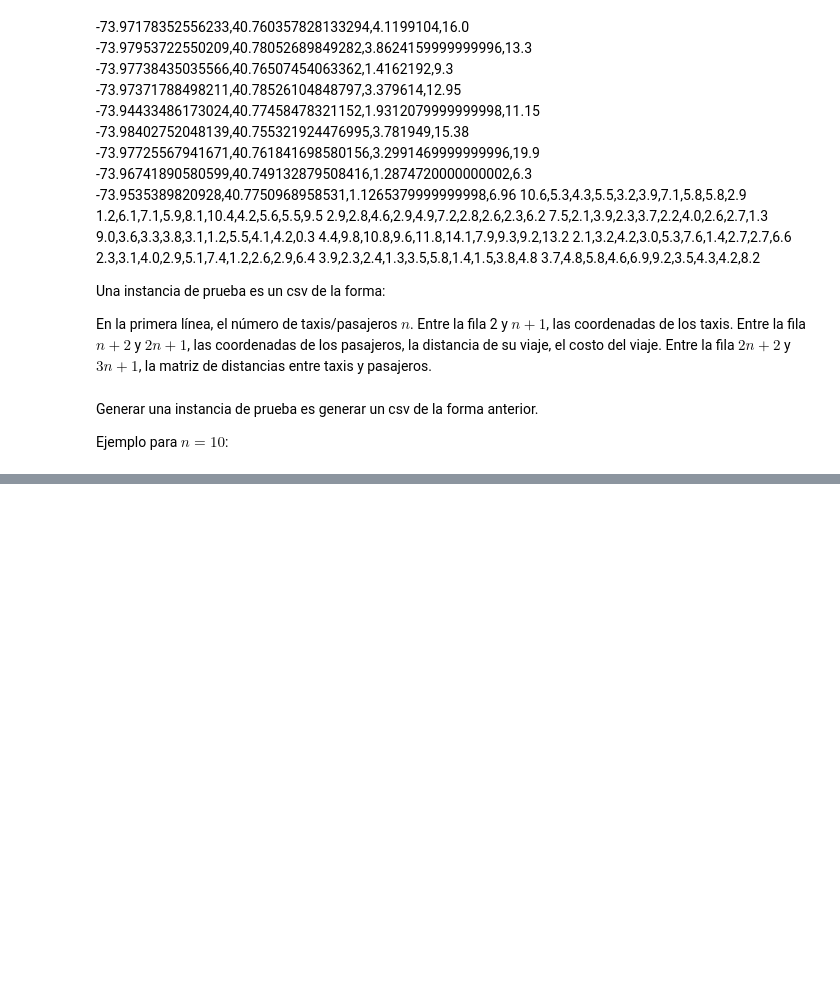
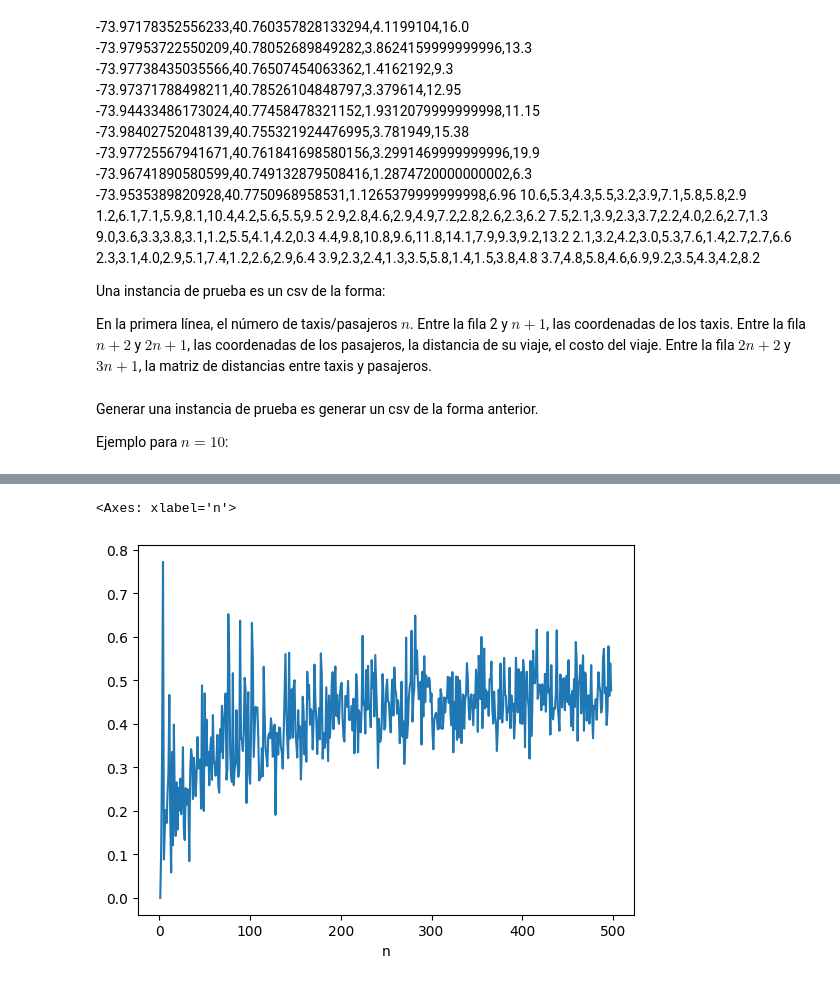
Before and after one commit to Luquish/TP1_TDV, a Jupyter notebook: src/scripts/experimentacion.ipynb, the cells around one changed output, grey strips where cells are left out. Drawn from its saved outputs; the diff is of its cells as text; code cells hidden in the pictures; blank space fills up the shorter version.

Commit message:
feat(exp): 5000 fake instances

```diff
--- a/src/scripts/experimentacion.ipynb
+++ b/src/scripts/experimentacion.ipynb
@@ -229,0 +258,3 @@ for n in range(2, 501):
+# %%
+ad_hoc_solutions = pd.read_csv("../output/fake/results.csv")
+ad_hoc_solutions.head()
@@ -229,0 +268,4 @@ for n in range(2, 501):
+# %%
+#solutions["gap"] = (solutions["greedy_cost"] - solutions["min_cost_flow_cost"]) / solutions["min_cost_flow_cost"]
+ad_hoc_solutions["gap"] = (ad_hoc_solutions["greedy_cost"] - ad_hoc_solutions["min_cost_flow_cost"]) / ad_hoc_solutions["min_cost_flow_cost"]
+ad_hoc_solutions.head()
@@ -229,0 +313,7 @@ for n in range(2, 501):
+# %%
+# Plot gap avg vs. n
+
+ad_hoc_solutions.groupby("n")["gap"].mean().plot()
+# %% [output]
+<Axes: xlabel='n'>
+[figure, added]
```
Also changed, not shown: parts of 21 cells of this notebook, 5 other files.
